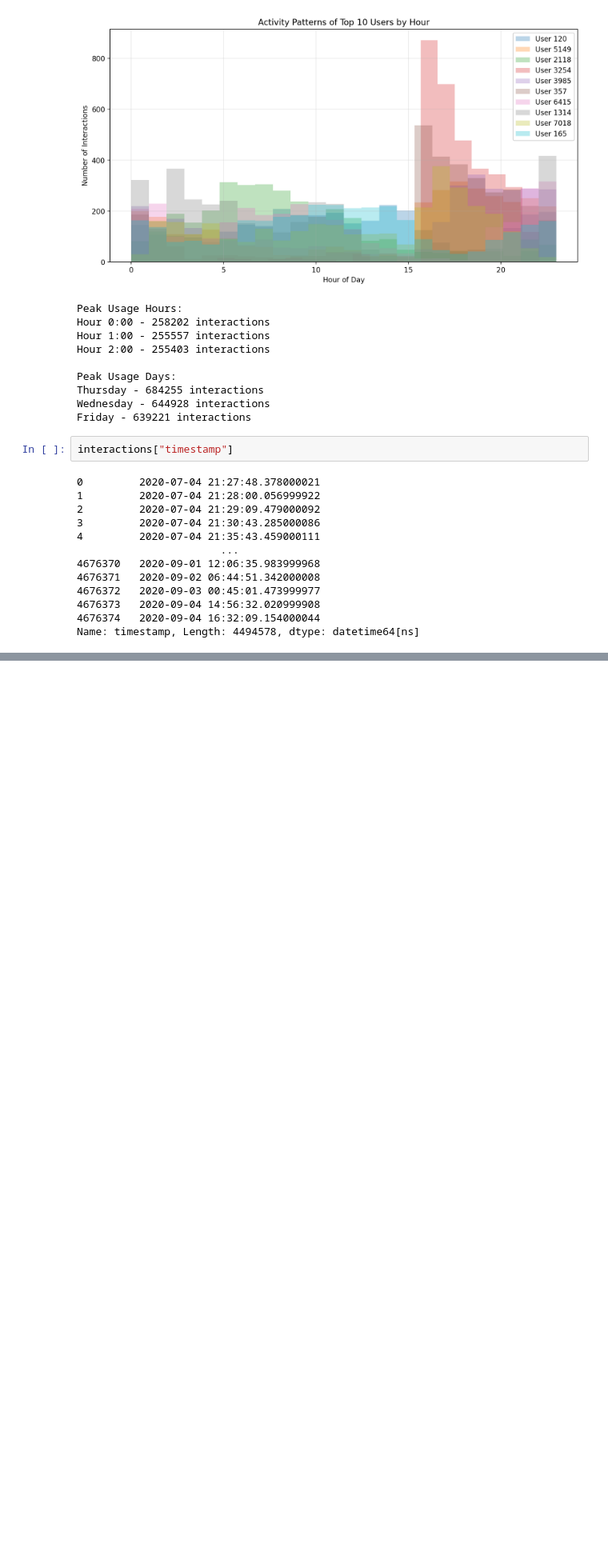
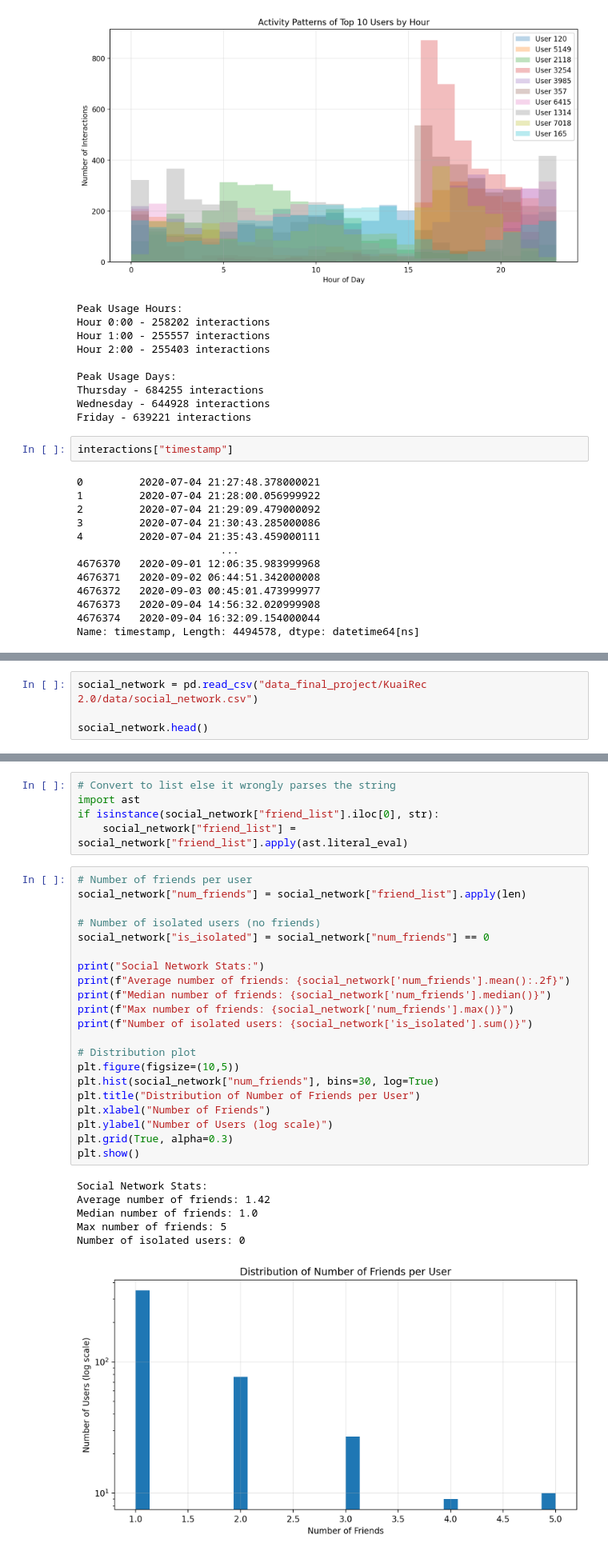
Before and after one commit to PERCY-1417/FinalProject_2025_TURCAT, a Jupyter notebook: solution/EDA.ipynb, the cells around one changed output, grey strips where cells are left out. Shown at 80% size. Drawn from its saved outputs; the diff is of its cells as text; blank space fills up the shorter version.

```diff
--- a/solution/EDA.ipynb
+++ b/solution/EDA.ipynb
@@ -260,0 +428,4 @@ Name: timestamp, Length: 4494578, dtype: datetime64[ns]
+# %%
+social_network = pd.read_csv("data_final_project/KuaiRec 2.0/data/social_network.csv")
+
+social_network.head()
@@ -260,0 +439,33 @@ Name: timestamp, Length: 4494578, dtype: datetime64[ns]
+# %%
+# Convert to list else it wrongly parses the string
+import ast
+if isinstance(social_network["friend_list"].iloc[0], str):
+    social_network["friend_list"] = social_network["friend_list"].apply(ast.literal_eval)
+# %%
+# Number of friends per user
+social_network["num_friends"] = social_network["friend_list"].apply(len)
+
+# Number of isolated users (no friends)
+social_network["is_isolated"] = social_network["num_friends"] == 0
+
+print("Social Network Stats:")
+print(f"Average number of friends: {social_network['num_friends'].mean():.2f}")
+print(f"Median number of friends: {social_network['num_friends'].median()}")
+print(f"Max number of friends: {social_network['num_friends'].max()}")
+print(f"Number of isolated users: {social_network['is_isolated'].sum()}")
+
+# Distribution plot
+plt.figure(figsize=(10,5))
+plt.hist(social_network["num_friends"], bins=30, log=True)
+plt.title("Distribution of Number of Friends per User")
+plt.xlabel("Number of Friends")
+plt.ylabel("Number of Users (log scale)")
+plt.grid(True, alpha=0.3)
+plt.show()
+# %% [output]
+Social Network Stats:
+Average number of friends: 1.42
+Median number of friends: 1.0
+Max number of friends: 5
+Number of isolated users: 0
+[figure, added]
```
Also changed, not shown: parts of 28 cells of this notebook.
